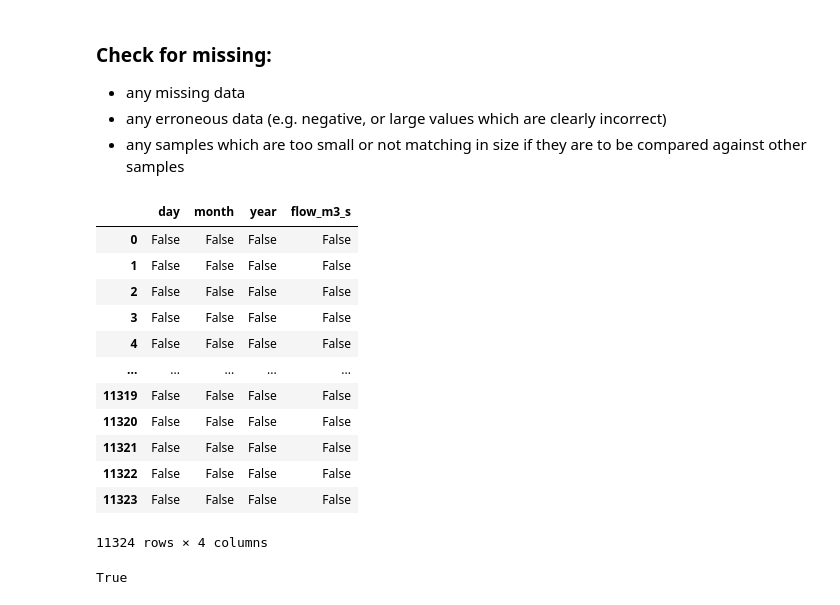
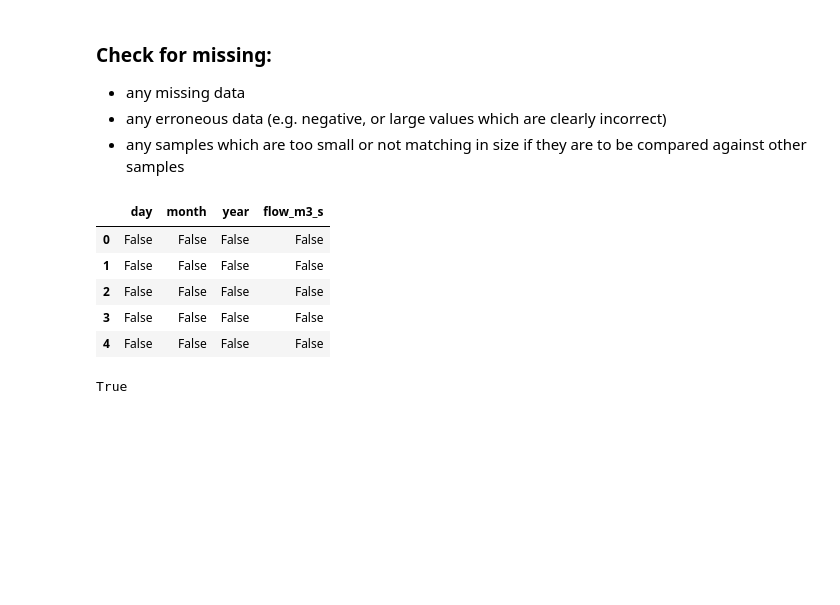
Before and after one commit to Hamxea/testing_pop_pojects, a Jupyter notebook: solutions/Q7/Q7b.ipynb, the cells around one changed output. Saved outputs shown, nothing was run; the diff lists cells and outputs as text; code cells hidden in the pictures; blank space fills up the shorter version.

```diff
--- a/solutions/Q7/Q7b.ipynb
+++ b/solutions/Q7/Q7b.ipynb
@@ -27,21 +20,14 @@ flow_data
 * any samples which are too small or not matching in size if they are to be compared against other samples
 # %%
 # using isnull() function
-flow_data.isnull()
+flow_data.isnull().head(5)
 # %% [output]
 |  | day | month | year | flow_m3_s |
 | 0 | False | False | False | False |
 | 1 | False | False | False | False |
 | 2 | False | False | False | False |
 | 3 | False | False | False | False |
 | 4 | False | False | False | False |
-| ... | ... | ... | ... | ... |
-| 11319 | False | False | False | False |
-| 11320 | False | False | False | False |
-| 11321 | False | False | False | False |
-| 11322 | False | False | False | False |
-| 11323 | False | False | False | False |
-11324 rows × 4 columns
 # %%
 # Any missing values?
 flow_data.isnull().values.any()
```
Also changed, not shown: parts of 8 cells of this notebook, 4 other files.
